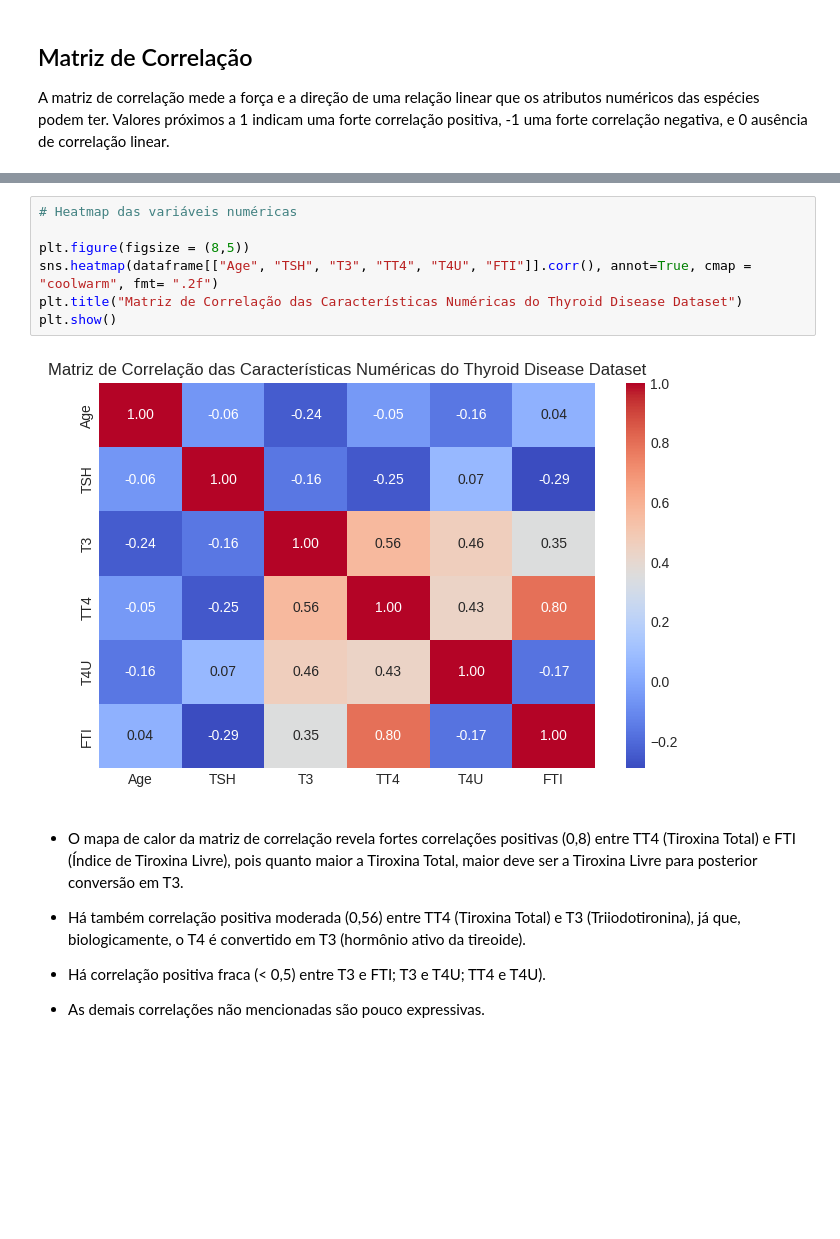
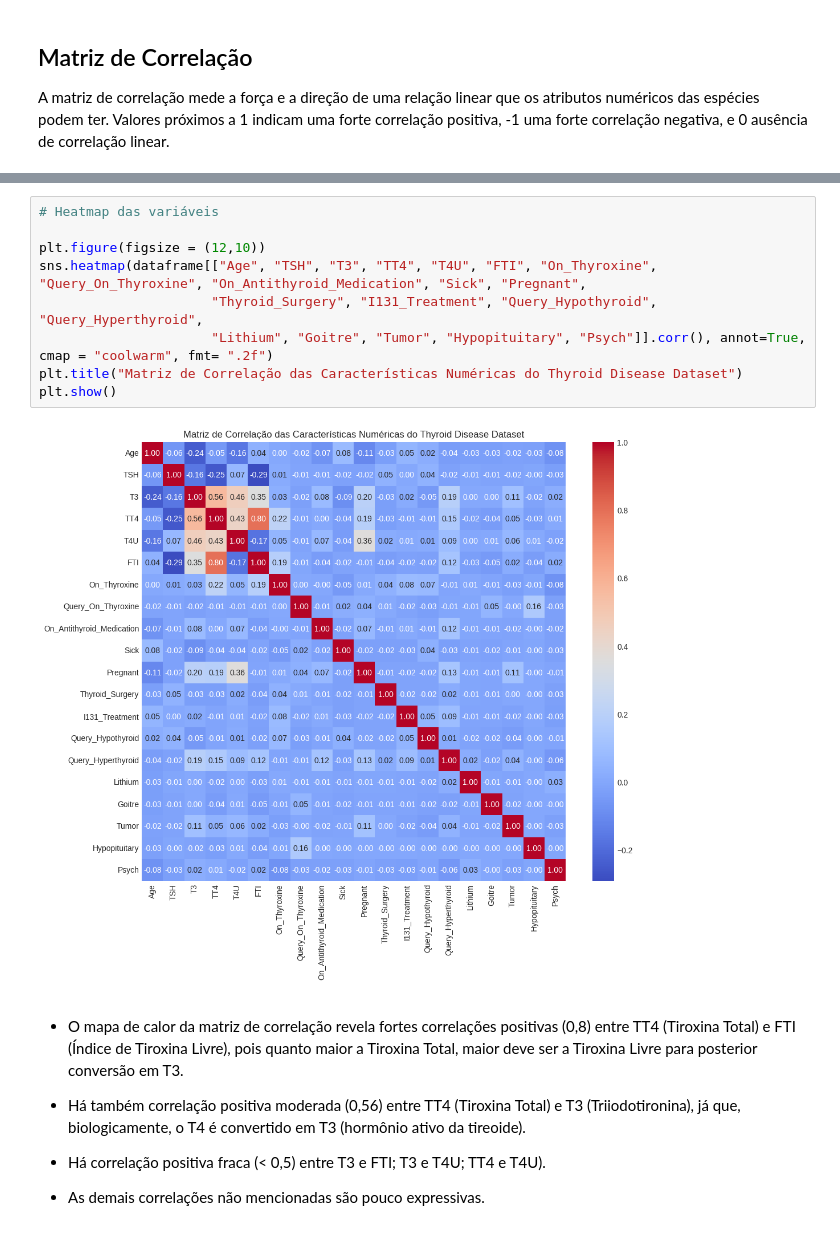
Before and after one commit to leticiasbm/DSAnalytics, a Jupyter notebook: MVP_Letícia_Santos_Batista_de_Melo.ipynb, the cells around one changed output, grey strips where cells are left out. Cells and saved outputs as stored; diff of their text form; blank space fills up the shorter version.

```diff
--- a/MVP_Letícia_Santos_Batista_de_Melo.ipynb
+++ b/MVP_Letícia_Santos_Batista_de_Melo.ipynb
@@ -484,12 +496,14 @@ Matriz de Correlação:
 # %%
-# Heatmap das variáveis numéricas
+# Heatmap das variáveis
 
-plt.figure(figsize = (8,5))
-sns.heatmap(dataframe[["Age", "TSH", "T3", "TT4", "T4U", "FTI"]].corr(), annot=True, cmap = "coolwarm", fmt= ".2f")
+plt.figure(figsize = (12,10))
+sns.heatmap(dataframe[["Age", "TSH", "T3", "TT4", "T4U", "FTI", "On_Thyroxine", "Query_On_Thyroxine", "On_Antithyroid_Medication", "Sick", "Pregnant",
+                      "Thyroid_Surgery", "I131_Treatment", "Query_Hypothyroid", "Query_Hyperthyroid",
+                      "Lithium", "Goitre", "Tumor", "Hypopituitary", "Psych"]].corr(), annot=True, cmap = "coolwarm", fmt= ".2f")
 plt.title("Matriz de Correlação das Características Numéricas do Thyroid Disease Dataset")
 plt.show()
 # %% [output]
-[figure, old version]
+[figure, new version]
 # %% [markdown]
 * O mapa de calor da matriz de correlação revela fortes correlações positivas (0,8) entre TT4 (Tiroxina Total) e FTI (Índice de Tiroxina Livre), pois quanto maior a Tiroxina Total, maior deve ser a Tiroxina Livre para posterior conversão em T3.
 
```
Also changed, not shown: parts of 1 cell of this notebook.
